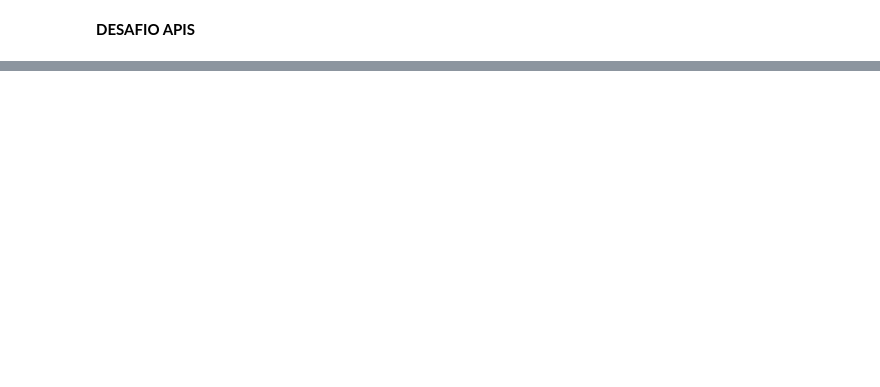
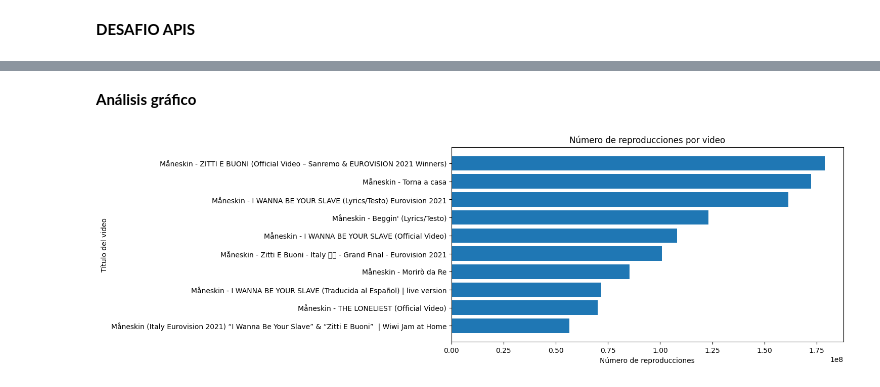
Before and after one commit to iosonobenjamin/Proyecto-Data-Science, a Jupyter notebook: Desafio_APIS_LucianoBenjamin_TaddeoCordoba.ipynb, the cells around one changed output, grey strips where cells are left out. Saved outputs shown, nothing was run; the diff lists cells and outputs as text; code cells hidden in the pictures; blank space fills up the shorter version.

```diff
--- a/Desafio_APIS_LucianoBenjamin_TaddeoCordoba.ipynb
+++ b/Desafio_APIS_LucianoBenjamin_TaddeoCordoba.ipynb
@@ -29,0 +76,20 @@ Forbidden: 403 Forbidden
+# %%
+#Obtener los detalles de cada video
+video_response = youtube.videos().list(
+    part="snippet,contentDetails,statistics",
+    id=",".join(video_ids)
+).execute()
+# %%
+#Extraer los datos relevantes y los carga en un DataFrame
+data = []
+for item in video_response["items"]:
+    video_id = item["id"]
+    title = item["snippet"]["title"]
+    description = item["snippet"]["description"]
+    duration = item["contentDetails"]["duration"]
+    views = item["statistics"]["viewCount"]
+    likes = item["statistics"].get("likeCount", 0)  #Algunos videos tienen los likes desactivados
+    dislikes = item["statistics"].get("dislikeCount", 0)  #Algunos videos tienen los dislikes desactivados
+    data.append([video_id, title, description, duration, views, likes, dislikes])
+
+df = pd.DataFrame(data, columns=["VideoID", "Title", "Description", "Duration", "Views", "Likes", "Dislikes"])
@@ -29,0 +140,20 @@ Forbidden: 403 Forbidden
+# %% [markdown]
+**Análisis gráfico**
+# %%
+#Verificar que las columnas 'Title' y 'Views' son de tipo string e int, respectivamente
+df['Title'] = df['Title'].astype(str)
+df['Views'] = df['Views'].astype(int)
+# %%
+#Ordenar el DataFrame por la columna 'Views' en orden descendente
+df_sorted = df.sort_values('Views', ascending=False)
+# %%
+#rCrear una gráfica de barras
+plt.figure(figsize=(10,5))
+plt.barh(df_sorted['Title'][:10], df_sorted['Views'][:10])  # Muestra solo los 10 videos más vistos
+plt.xlabel('Número de reproducciones')
+plt.ylabel('Título del video')
+plt.title('Número de reproducciones por video')
+plt.gca().invert_yaxis()  # Invierte el eje y para que el video con más vistas esté en la parte superior
+plt.show()
+# %% [output]
+[figure, added]
```
Also changed, not shown: parts of 17 cells of this notebook.
